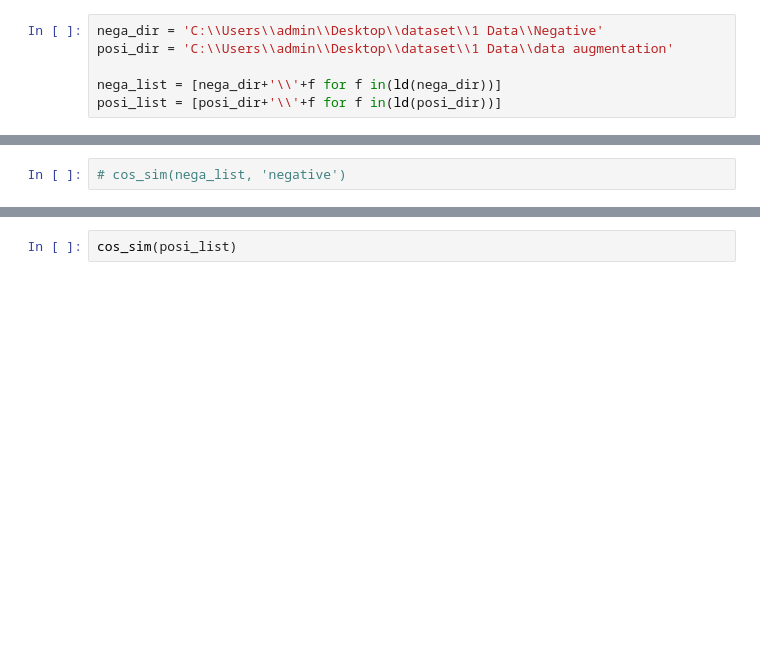
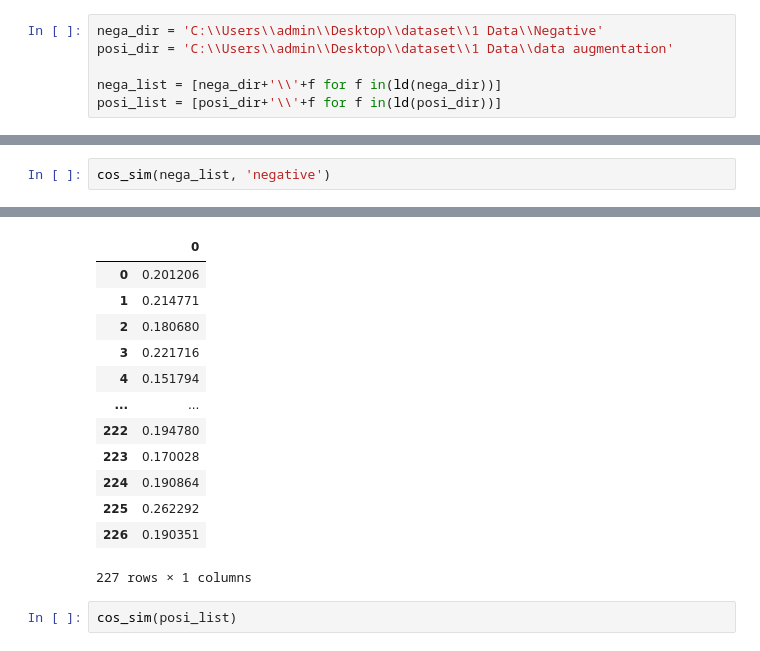
Before and after one commit to Fsnakcsk/Final-Project, a Jupyter notebook: VGG16/데이터 증강후/유사도 기준 정하기 전 2.2 데이터 증강후.ipynb, the cells around one changed output, grey strips where cells are left out. Drawn from its saved outputs; the diff is of its cells as text; blank space fills up the shorter version.

```diff
--- a/VGG16/데이터 증강후/유사도 기준 정하기 전 2.2 데이터 증강후.ipynb
+++ b/VGG16/데이터 증강후/유사도 기준 정하기 전 2.2 데이터 증강후.ipynb
@@ -159,2 +159,3 @@ C:\Users\admin\Desktop\dataset\1 Data\data augmentation\0.png
 # %%
-# cos_sim(nega_list, 'negative')
+cos_sim(nega_list, 'negative')
+# %% [output]
@@ -161,3 +179,16 @@ C:\Users\admin\Desktop\dataset\1 Data\data augmentation\0.png
+|  | 0 |
+| 0 | 0.201206 |
+| 1 | 0.214771 |
+| 2 | 0.180680 |
+| 3 | 0.221716 |
+| 4 | 0.151794 |
+| ... | ... |
+| 222 | 0.194780 |
+| 223 | 0.170028 |
+| 224 | 0.190864 |
+| 225 | 0.262292 |
+| 226 | 0.190351 |
+227 rows × 1 columns
 # %%
 cos_sim(posi_list)
 # %% [output]
```
Also changed, not shown: parts of 7 cells of this notebook, 1 other file.
